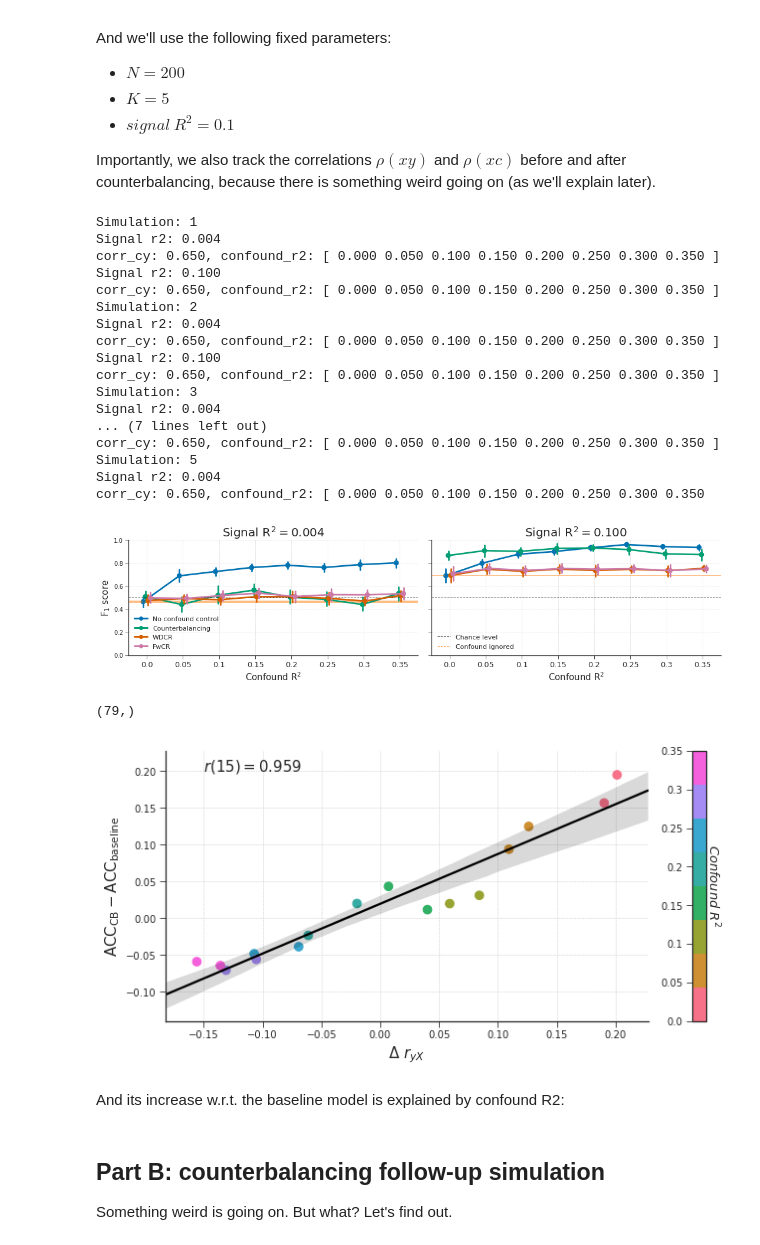
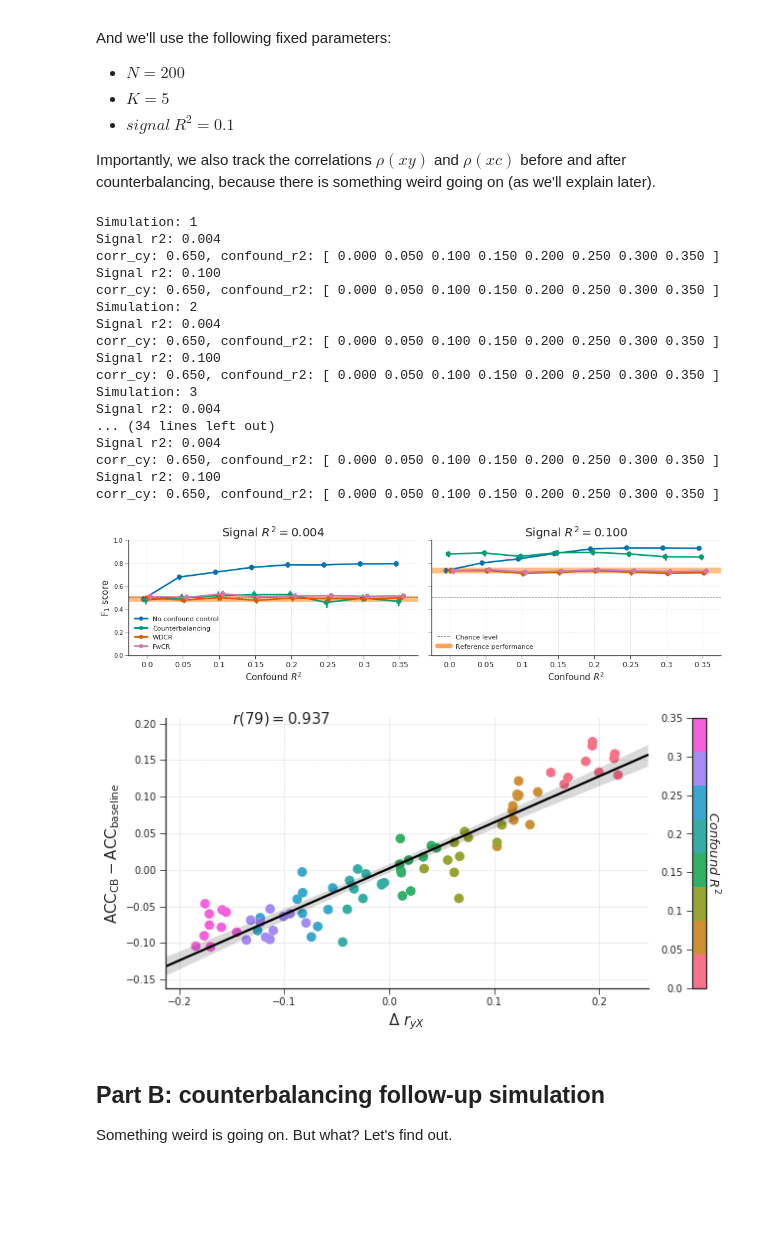
Before and after one commit to lukassnoek/MVCA, a Jupyter notebook: analyses/simulation_confound_methods.ipynb, the cells around one changed output. Saved outputs shown, nothing was run; the diff lists cells and outputs as text; code cells hidden in the pictures; blank space fills up the shorter version.

Commit message:
Final updates before biorxiv submission

```diff
--- a/analyses/simulation_confound_methods.ipynb
+++ b/analyses/simulation_confound_methods.ipynb
@@ -348,7 +348,7 @@ Below, we define several functions to quickly run classification analyses using
 - **FwCR** (foldwise confound regression): first regress out $c$ from $X$ per fold, then run a classification analysis (predict $y$ from $X$)
 - **CB** (counterbalance): first subsample $X$ and $y$ until $\rho(yc) \approx 0$, then run a classification analysis (predict $y$ from $X$; also, it's made sure that $\rho(yc) = 0$ also in *each fold*!)
 # %%
-from utils import vectorized_semipartial_corr
+from utils import vectorized_semipartial_corr, vectorized_corr
 
 def run_without_confound_control(X, y, c, pipeline, cv, arg_dict, sim_nr=None):
     """ Run a classification analysis using without controlling for confounds.
@@ -481,8 +481,12 @@ def run_with_counterbalancing(X, y, c, pipeline, cv, arg_dict, verbose=False,
         results['score'] = np.zeros(n_splits)
         corrs_xy_after = np.zeros_like(corrs_xy_before)
         scorrs_xy_after = np.zeros_like(scorrs_xy_before)
+        scorrs_xc_after = np.zeros_like(scorrs_xy_before)
+
         results_corr['corr_xy'] = np.concatenate((corrs_xy_before, corrs_xy_after))
         results_corr['scorr_xy'] = np.concatenate((scorrs_xy_before, scorrs_xy_after))
+        results_corr['scorr_xc'] = np.concatenate((scorrs_xc_before, scorrs_xc_after))
+
         results_corr['subsample_perc'] = 100
         return results, results_corr
 
@@ -493,6 +497,8 @@ def run_with_counterbalancing(X, y, c, pipeline, cv, arg_dict, verbose=False,
 
     results_corr['corr_xy'] = np.concatenate((corrs_xy_before, corrs_xy_after))
     results_corr['scorr_xy'] = np.concatenate((scorrs_xy_before, scorrs_xy_after))
+    results_corr['scorr_xc'] = np.concatenate((scorrs_xc_before, scorrs_xc_after))
+
     results_corr['subsample_perc'] = [(Xn.shape[0] - X.shape[0]) / X.shape[0]] * X.shape[1] * 2
     results['score'] = cross_val_score(estimator=pipeline, X=Xn, y=yn, cv=skf, scoring='f1_macro')
     return results, results_corr
@@ -665,7 +671,6 @@ for sim in np.arange(simulations):
                 results_gen_sim.append(run_without_confound_control(X, y, c, pipeline, cv, data_args, sim_nr=sim))
                 results_gen_sim.append(run_with_wholedataset_confound_regression(X, y, c, pipeline, cv, data_args, sim_nr=sim))
                 results_gen_sim.append(run_with_foldwise_confound_regression(X, y, c, pipeline, cv, data_args, sim_nr=sim))
-                # results_sce1.append(run_with_ipw(X, y, c, pipeline, n_splits, data_args))
 
                 res, corrs = run_with_counterbalancing(X, y, c, pipeline, n_splits, c_type='continuous',
                                                        arg_dict=data_args, sim_nr=sim)
@@ -688,64 +693,61 @@ Signal r2: 0.100
 corr_cy: 0.650, confound_r2: [ 0.000 0.050 0.100 0.150 0.200 0.250 0.300 0.350 ]
 Simulation: 3
 Signal r2: 0.004
-... (7 lines left out)
+... (34 lines left out)
+Signal r2: 0.004
 corr_cy: 0.650, confound_r2: [ 0.000 0.050 0.100 0.150 0.200 0.250 0.300 0.350 ]
-Simulation: 5
-Signal r2: 0.004
-corr_cy: 0.650, confound_r2: [ 0.000 0.050 0.100 0.150 0.200 0.250 0.300 0.350
+Signal r2: 0.100
+corr_cy: 0.650, confound_r2: [ 0.000 0.050 0.100 0.150 0.200 0.250 0.300 0.350 ]
 # %%
 results_gen_sim_df = pd.concat(results_gen_sim)
 results_corrs_gen_sim_df = pd.concat(results_corr_gen_sim)
 
 custom_legend_labels = ['No confound control', 'Counterbalancing', 'WDCR', 'FwCR',
-                        'Chance level', 'Confound ignored']
+                        'Chance level', 'Reference performance']
 colormap = sns.color_palette('colorblind')
 
 custom_legend_handles = [plt.Line2D((0, 1), (0, 0), color=colormap[i], marker='o', lw=3) for i in range(4)]
 custom_legend_handles.extend([
                          plt.Line2D((0, 1), (0, 0), color='k', ls='--', lw=1),
-                         plt.Line2D((0, 1), (0, 0), color='tab:orange', ls='--', lw=1)])
+                         plt.Line2D((0, 1), (0, 0), color='tab:orange', ls='-', lw=8, alpha=0.7)])
 
 fig, axes = plt.subplots(nrows=1, ncols=2, sharey=True, sharex=True, figsize=(15, 4))
 for i, signal_r2 in enumerate(signal_r2_vec):
     tmp_df = results_gen_sim_df.query('signal_r2 == @signal_r2')
     ax = sns.pointplot(x='confound_r2', y='score', hue='method', data=tmp_df,
                         palette='colorblind', hue_order=['None', 'CB', 'WDCR', 'FwCR'], dodge=0.2,
                         ax=axes[i])
     ax.axhline(y=0.5, ls='--', c='k', lw=1)
     #ax.axhline(reference_performance[:, i].mean(axis=0), ls='--', c='orange', lw=1)
     baseline_string = 'None'
     ref_score = tmp_df.query('confound_r2 == 0.0 & method == @baseline_string').groupby('sim_nr').mean().score.values
     ref_mean, ref_std = ref_score.mean(), ref_score.std()
     #ax.axhline(ref_mean, lw=1, ls='--', c='tab:orange')
     this_xlim = np.array(ax.get_xlim())
     this_xlim[1] += 0.1
     ax.fill_between(np.arange(*this_xlim, 0.1), ref_mean + ref_std, ref_mean - ref_std,
                     facecolor='tab:orange', alpha=0.5)
 
     ax.set_ylim(0, 1)
     ax.grid(lw=0.5, ls='--')
     ax.set_xticklabels(np.round(confound_r2_vecs[0], 3), fontsize=13)
-    ax.set_title('$\mathrm{Signal\ R^2 = %.3f}$' % signal_r2, fontsize=20)
-    ax.set_xlabel('$\mathrm{Confound\ R^2}$', fontsize=15)
+    ax.set_title('$\mathrm{Signal}\ R^2 = %.3f$' % signal_r2, fontsize=20)
+    ax.set_xlabel('$\mathrm{Confound}\ R^2$', fontsize=15)
     if i == 1:
         ax.set_ylabel('')
         ax.legend(custom_legend_handles[4:], custom_legend_labels[4:], fontsize=11)
     else:
         ax.set_ylabel('$\mathrm{F_{1}\ score}$', fontsize=15)
         ax.legend(custom_legend_handles[:4], custom_legend_labels[:4], fontsize=11)
 
 sns.despine()
 fig.tight_layout()
 fig.savefig('figs/generic_simulation.png', dpi=200)
 # %% [output]
-[figure, old version]
+[figure, new version]
-# %%
-tmp2[tmp2.before_after == 'after'].corr_xy.values.shape
-# %% [output]
-(79,)
 # %%
 from matplotlib.colors import ListedColormap
+
 tmp = results_gen_sim_df.query('signal_r2 == 0.1')
 tmp = tmp.pivot_table(index=['confound_r2', 'sim_nr'], columns='method', values='score').reset_index()
 tmp['diff_cb_none'] = tmp.CB - tmp['None']
@@ -777,6 +779,4 @@ sns.despine()
 sns.despine()
 fig.savefig('figs/confound_r2_cb_better_than_baseline.png', dpi=200)
 # %% [output]
-[figure, old version]
+[figure, new version]
-# %% [markdown]
-And its increase w.r.t. the baseline model is explained by confound R2:
```
Also changed, not shown: parts of 24 cells of this notebook, 22 other files.
